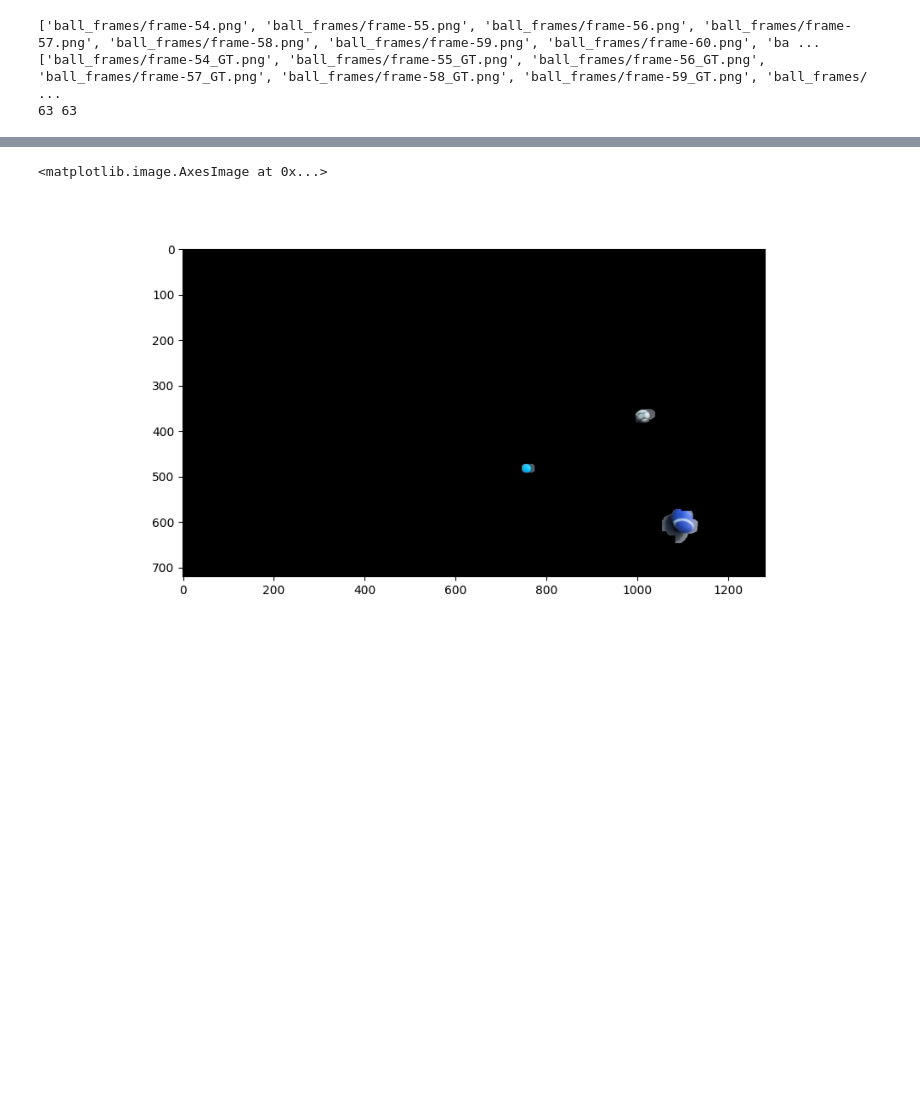
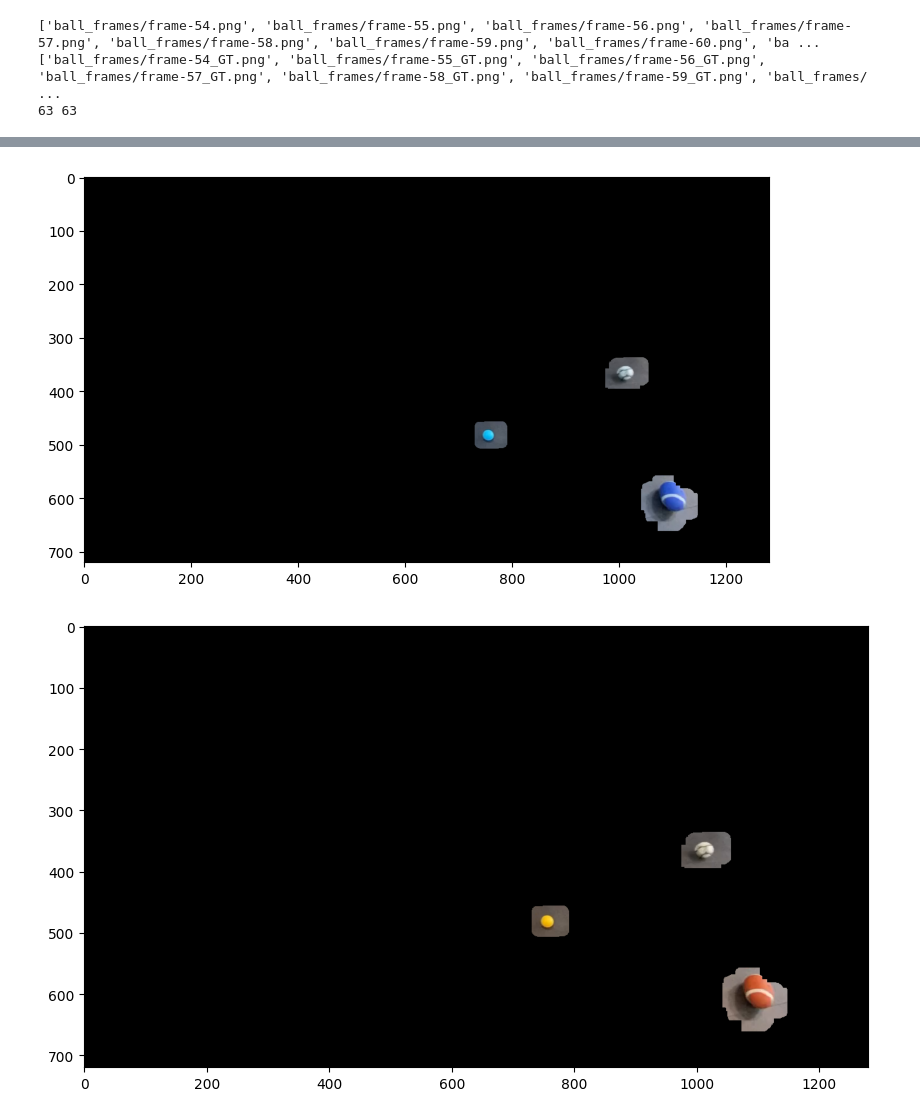
Before and after one commit to LiyouZhou/MScRAS_CV, a Jupyter notebook: assessment/code/assessment.ipynb, the cells around one changed output, grey strips where cells are left out. Cells and saved outputs as stored; diff of their text form; code cells hidden in the pictures; blank space fills up the shorter version.

Commit message:
Almost complete report

```diff
--- a/assessment/code/assessment.ipynb
+++ b/assessment/code/assessment.ipynb
@@ -86,37 +86,45 @@ def plot_contours(labels, n_regions, rescaled_img):
         # To view individual segments as appear comment in plt.pause(0.5)
     plt.show()
 # %%
+def estimate_motion_area(img1, img2):
+    diff_img = cv2.absdiff(img1, img2)
+    diff_gray_img = cv2.cvtColor(diff_img, cv2.COLOR_BGR2GRAY)
+
+    kernel = np.ones((3,3),np.uint8)
+    mask = cv2.morphologyEx(diff_gray_img, cv2.MORPH_OPEN, kernel, iterations=2)
+    mask = cv2.morphologyEx(mask, cv2.MORPH_CLOSE, kernel, iterations=25)
+    mask = (1*(mask > 30)).astype(np.uint8)
+    mask = cv2.dilate(mask, kernel, iterations = 15)
+
+    return mask
+
 img1 = cv2.imread(ball_frame_files[50])
 img2 = cv2.imread(ball_frame_files[51])
 
-diff_img = cv2.absdiff(img1, img2)
-diff_gray_img = cv2.cvtColor(diff_img, cv2.COLOR_BGR2GRAY)
-
 plt.figure()
 # plt.imshow(diff_gray_img, cmap='gray')
+mask = estimate_motion_area(img1, img2)
 
+result1 = cv2.bitwise_and(img1, img1, mask= mask)
+result2 = cv2.bitwise_and(img1, img1, mask= mask)
 
-kernel = np.ones((3,3),np.uint8)
-opening = cv2.morphologyEx(diff_gray_img, cv2.MORPH_OPEN, kernel)
-closing = cv2.morphologyEx(opening, cv2.MORPH_CLOSE, kernel, iterations=20)
-mask = closing > 30
-mask = cv2.morphologyEx(mask.astype(np.uint8), cv2.MORPH_OPEN, kernel, iterations=5)
-mask = (mask > 0).astype(np.uint8)
+plt.imshow(result1)
+plt.figure()
+plt.imshow(cv2.cvtColor(result2, cv2.COLOR_BGR2RGB))
+plt.tight_layout()
+plt.savefig('../report/figures/motion_mask.png')
 
-result = cv2.bitwise_and(img1,img1, mask= mask)
-
-plt.imshow(result)
 
 # smoothened_img = gaussian_filter(diff_gray_img, sigma=2)
 # rescaled_img = rescale(smoothened_img, 0.1, mode="reflect", anti_aliasing=False)
 
 # labels, n_regions = run_kmean(rescaled_img)
 # plot_contours(labels, n_regions, rescaled_img)
 
 # ret,thresh1 = cv2.threshold(diff_img,100,255,cv2.THRESH_BINARY)
 
 # plt.imshow(thresh1, cmap='gray')
 # %% [output]
-<matplotlib.image.AxesImage at 0x...>
-[figure, old version]
+[figure, new version]
+[figure, added]
 # %%
```
Also changed, not shown: parts of 16 cells of this notebook, 46 other files.
